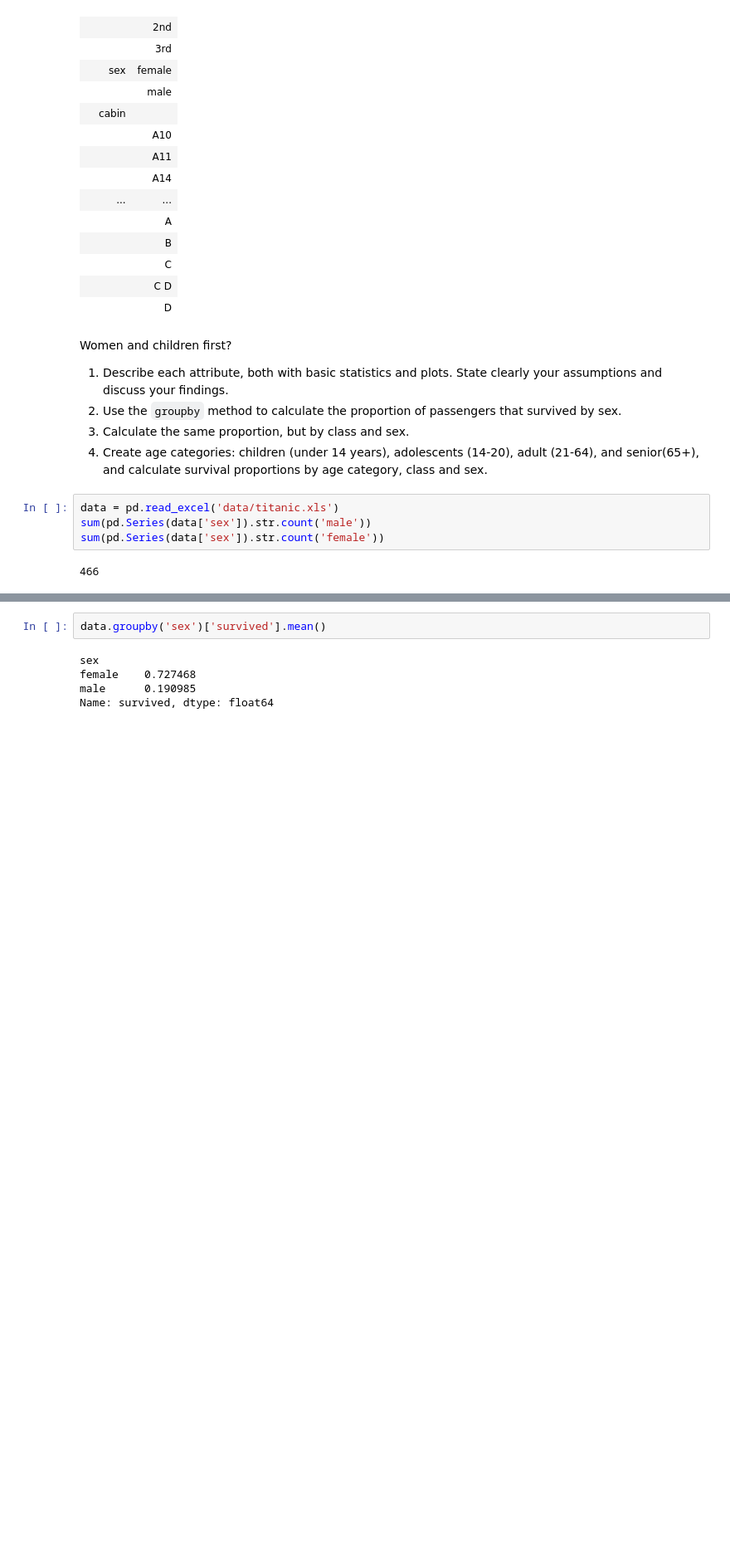
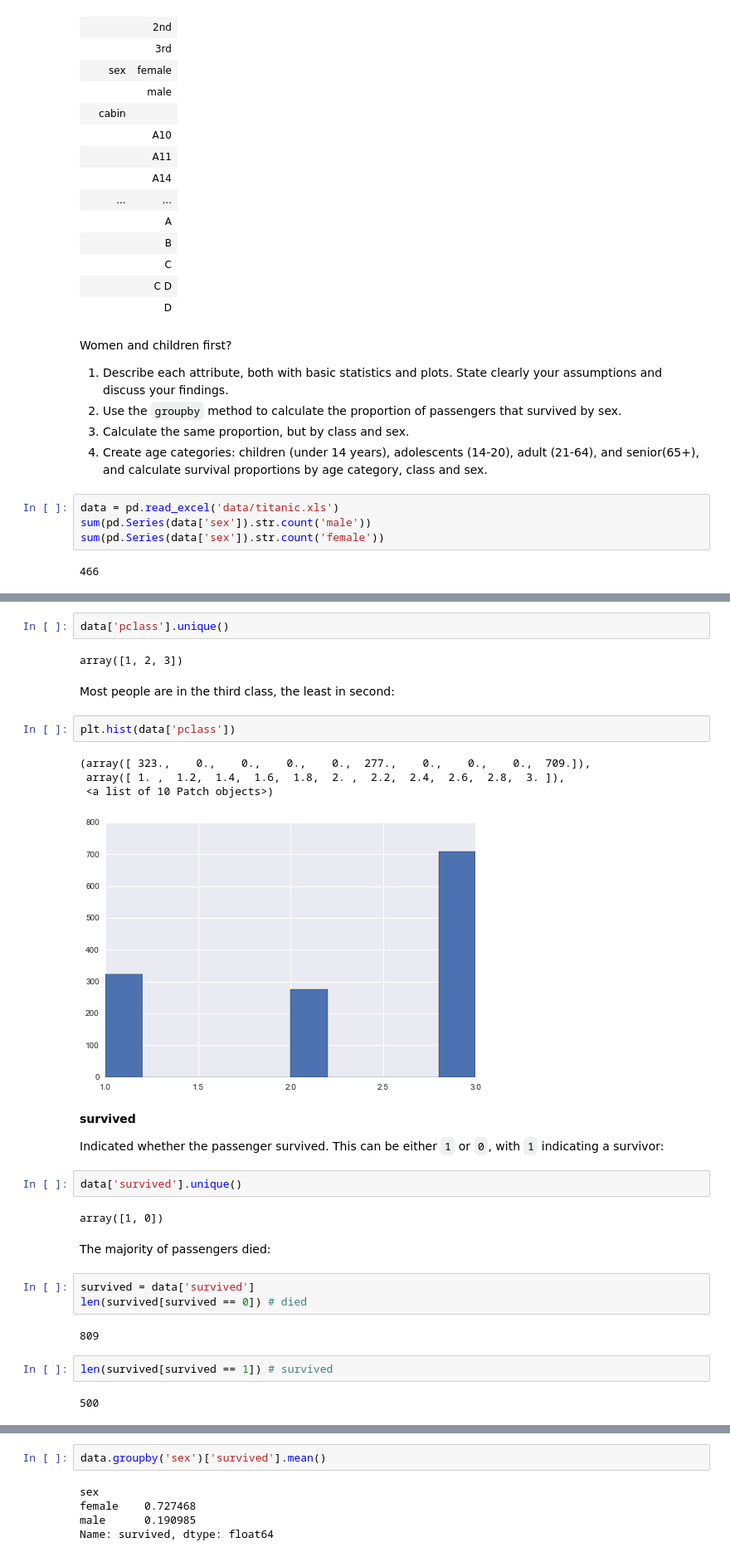
Before and after one commit to Wronskia/Homework, a Jupyter notebook: intropandas/Data Wrangling with Pandas.ipynb, the cells around one changed output, grey strips where cells are left out. Shown at 83% size. Saved outputs shown, nothing was run; the diff lists cells and outputs as text; blank space fills up the shorter version.

```diff
--- a/intropandas/Data Wrangling with Pandas.ipynb
+++ b/intropandas/Data Wrangling with Pandas.ipynb
@@ -1671,0 +1680,32 @@ sum(pd.Series(data['sex']).str.count('female'))
+# %%
+data['pclass'].unique()
+# %% [output]
+array([1, 2, 3])
+# %% [markdown]
+Most people are in the third class, the least in second:
+# %%
+plt.hist(data['pclass'])
+# %% [output]
+(array([ 323.,    0.,    0.,    0.,    0.,  277.,    0.,    0.,    0.,  709.]),
+ array([ 1. ,  1.2,  1.4,  1.6,  1.8,  2. ,  2.2,  2.4,  2.6,  2.8,  3. ]),
+ <a list of 10 Patch objects>)
+[figure, added]
+# %% [markdown]
+__survived__
+
+Indicated whether the passenger survived. This can be either `1` or `0`, with `1` indicating a survivor:
+# %%
+data['survived'].unique()
+# %% [output]
+array([1, 0])
+# %% [markdown]
+The majority of passengers died:
+# %%
+survived = data['survived']
+len(survived[survived == 0]) # died
+# %% [output]
+809
+# %%
+len(survived[survived == 1]) # survived
+# %% [output]
+500
```
Also changed, not shown: parts of 83 cells of this notebook.
